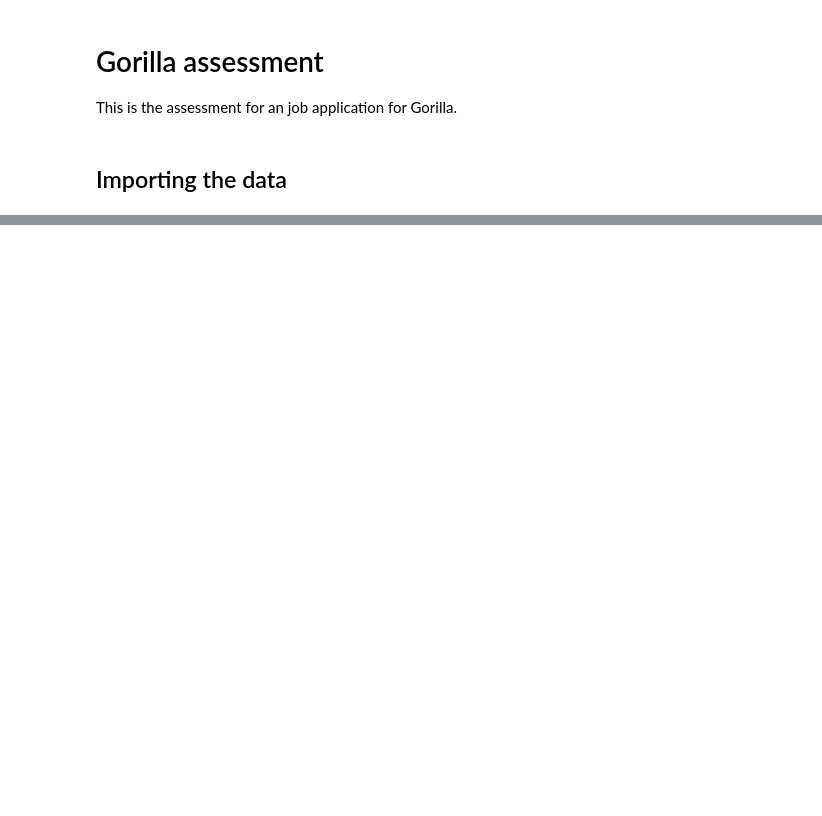
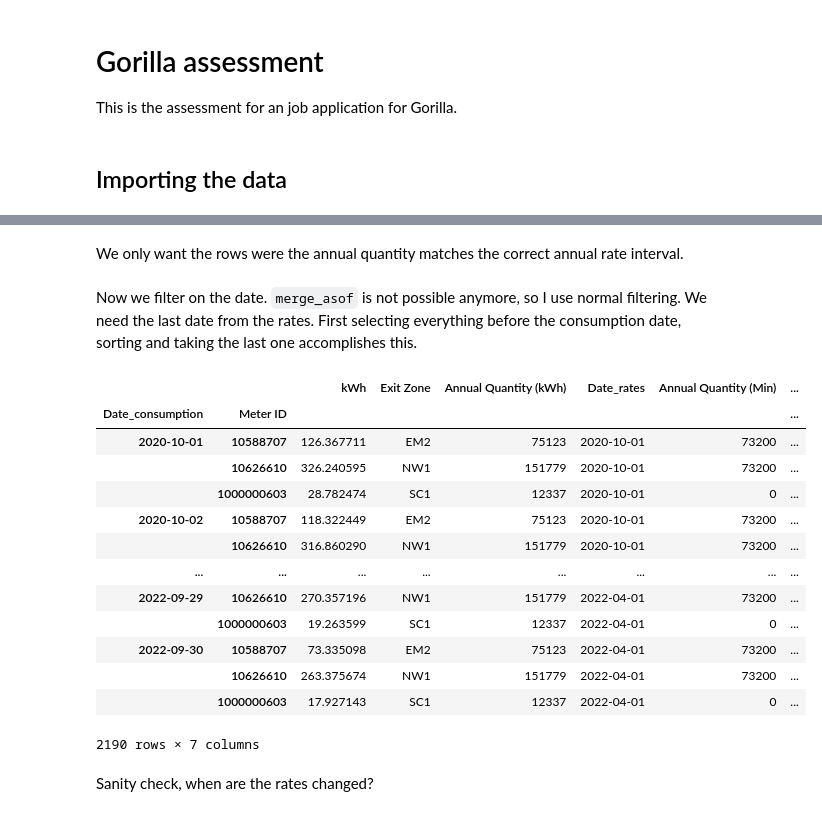
Before and after one commit to brmdv/assessment-gorilla, a Jupyter notebook: Assessment.ipynb, the cells around one changed output, grey strips where cells are left out. Saved outputs shown, nothing was run; the diff lists cells and outputs as text; code cells hidden in the pictures; blank space fills up the shorter version.

Commit message:
First exercises done

```diff
--- a/Assessment.ipynb
+++ b/Assessment.ipynb
@@ -25,0 +85,3 @@ df
+# %%
+merged_data=pd.merge(consumption, meters, on="Meter ID", how="left")
+merged_data.sort_values("Date")
@@ -38,0 +149,2 @@ memory usage: 51.5 KB
+# %%
+rates["Annual Quantity (Max)"]=rates["Annual Quantity (Max)"].fillna(infty)
@@ -38,0 +215,5 @@ memory usage: 51.5 KB
+# %%
+full_merge = pd.merge(
+    merged_data, rates, on="Exit Zone", how="left", suffixes=("_consumption", "_rates")
+)
+full_merge
@@ -38,0 +234,30 @@ memory usage: 51.5 KB
+# %% [markdown]
+We only want the rows were the annual quantity matches the correct annual rate interval.
+# %%
+full_merge_quant = full_merge.query(
+    "`Annual Quantity (Max)`>=`Annual Quantity (kWh)`>=`Annual Quantity (Min)`"
+)
+# %% [markdown]
+Now we filter on the date. `merge_asof` is not possible anymore, so I use normal filtering. We need the last date from the rates. First selecting everything before the consumption date, sorting and taking the last one accomplishes this.
+# %%
+full_merge_date=full_merge_quant[
+    full_merge_quant.Date_consumption >= full_merge_quant.Date_rates
+].sort_values("Date_rates").groupby(["Date_consumption", "Meter ID"]).last()
+full_merge_date
+# %% [output]
+|  |  | kWh | Exit Zone | Annual Quantity (kWh) | Date_rates | Annual Quantity (Min) | ... |
+| Date_consumption | Meter ID |  |  |  |  |  | ... |
+| 2020-10-01 | 10588707 | 126.367711 | EM2 | 75123 | 2020-10-01 | 73200 | ... |
+|  | 10626610 | 326.240595 | NW1 | 151779 | 2020-10-01 | 73200 | ... |
+|  | 1000000603 | 28.782474 | SC1 | 12337 | 2020-10-01 | 0 | ... |
+| 2020-10-02 | 10588707 | 118.322449 | EM2 | 75123 | 2020-10-01 | 73200 | ... |
+|  | 10626610 | 316.860290 | NW1 | 151779 | 2020-10-01 | 73200 | ... |
+| ... | ... | ... | ... | ... | ... | ... | ... |
+| 2022-09-29 | 10626610 | 270.357196 | NW1 | 151779 | 2022-04-01 | 73200 | ... |
+|  | 1000000603 | 19.263599 | SC1 | 12337 | 2022-04-01 | 0 | ... |
+| 2022-09-30 | 10588707 | 73.335098 | EM2 | 75123 | 2022-04-01 | 73200 | ... |
+|  | 10626610 | 263.375674 | NW1 | 151779 | 2022-04-01 | 73200 | ... |
+|  | 1000000603 | 17.927143 | SC1 | 12337 | 2022-04-01 | 0 | ... |
+2190 rows × 7 columns
+# %% [markdown]
+Sanity check, when are the rates changed?
```
Also changed, not shown: parts of 32 cells of this notebook.
